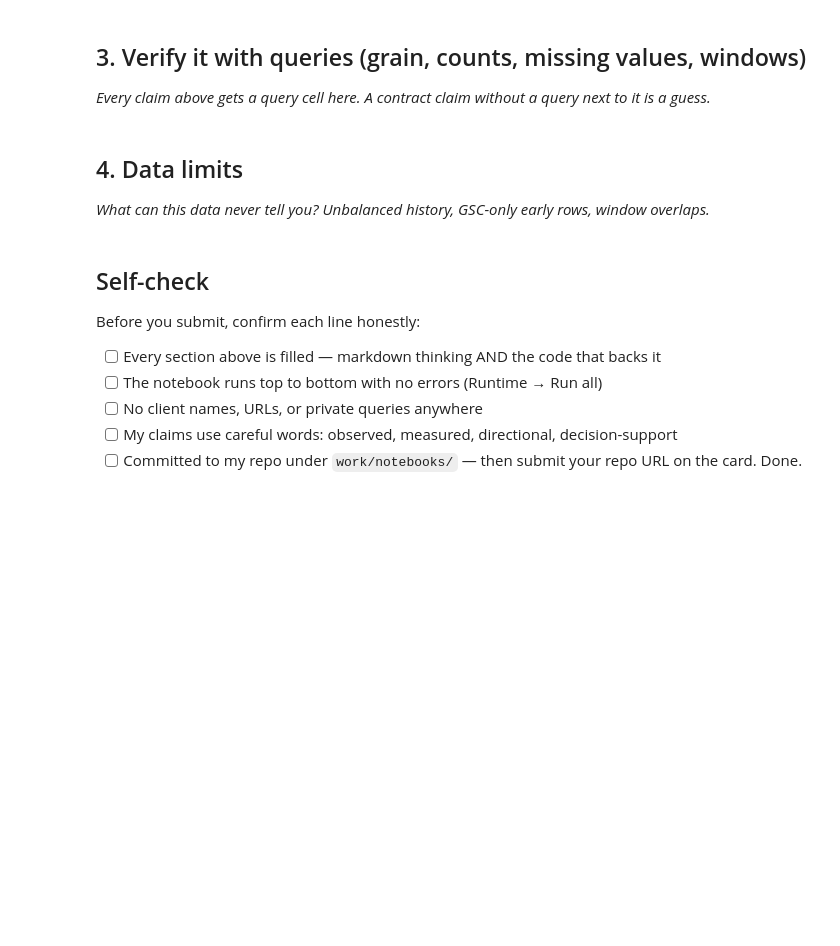
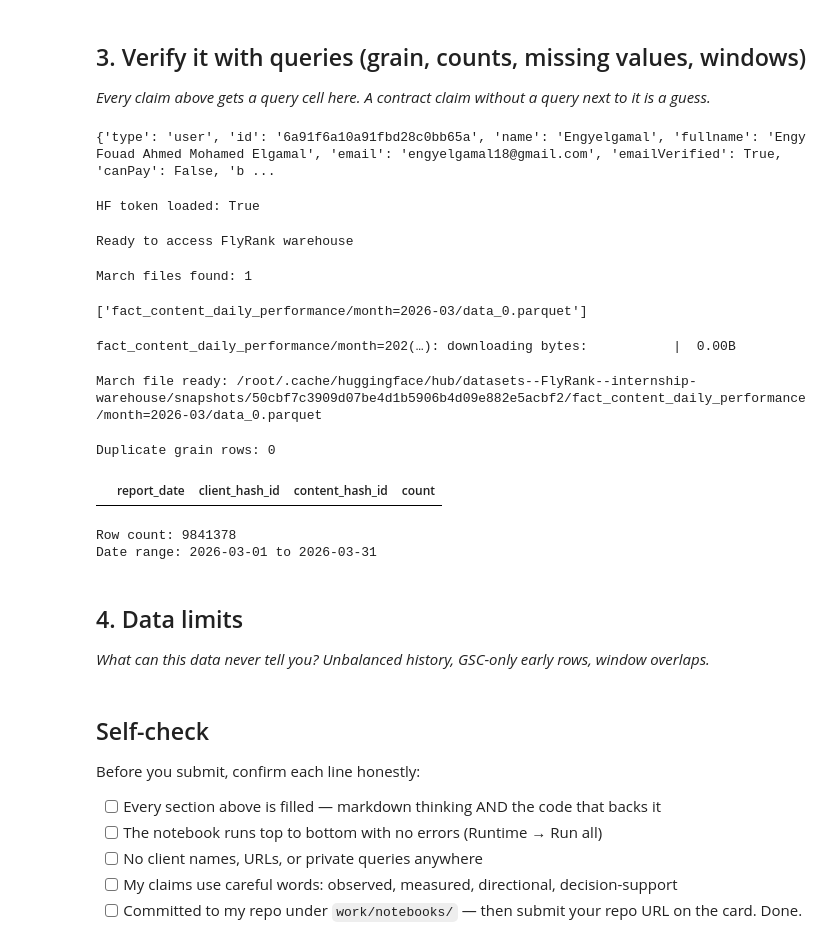
Before and after one commit to engyelgamal18/flyrank-ml-internship-engy, a Jupyter notebook: work/notebooks/w03_data_contract.ipynb, the cells around one changed output. Saved outputs shown, nothing was run; the diff lists cells and outputs as text; code cells hidden in the pictures; blank space fills up the shorter version.

```diff
--- a/work/notebooks/w03_data_contract.ipynb
+++ b/work/notebooks/w03_data_contract.ipynb
@@ -24,6 +31,80 @@ This skeleton is yours to fill. Work the sections **in order** — each one has
 ## 3. Verify it with queries (grain, counts, missing values, windows)
 
 *Every claim above gets a query cell here. A contract claim without a query next to it is a guess.*
+# %%
+from huggingface_hub import whoami
+
+print(whoami(token=hf_token))
+# %% [output]
+{'type': 'user', 'id': '6a91f6a10a91fbd28c0bb65a', 'name': 'Engyelgamal', 'fullname': 'Engy Fouad Ahmed Mohamed Elgamal', 'email': 'engyelgamal18@gmail.com', 'emailVerified': True, 'canPay': False, 'b ...
+# %%
+from google.colab import userdata
+
+hf_token = userdata.get("HF_TOKEN")
+print("HF token loaded:",hf_token is not None)
+# %% [output]
+HF token loaded: True
+# %%
+import os
+os.environ["HF_TOKEN"] = hf_token
+print("Ready to access FlyRank warehouse")
+# %% [output]
+Ready to access FlyRank warehouse
+# %%
+from huggingface_hub import list_repo_files
+files = list_repo_files(
+    "FlyRank/internship-warehouse",
+    repo_type="dataset",
+    token=hf_token
+)
+
+march_files = [
+    f for f in files
+    if "fact_content_daily_performance" in f
+    and "2026-03" in f
+]
+
+print("March files found:", len(march_files))
+march_files[:10]
+# %% [output]
+March files found: 1
+['fact_content_daily_performance/month=2026-03/data_0.parquet']
+# %%
+from huggingface_hub import hf_hub_download
+march_path = hf_hub_download(
+    repo_id="FlyRank/internship-warehouse",
+    filename=march_files[0],
+    repo_type="dataset",
+    token=hf_token
+)
+
+print("March file ready:", march_path)
+# %% [output]
+fact_content_daily_performance/month=202(…): downloading bytes:           |  0.00B
+March file ready: /root/.cache/huggingface/hub/datasets--FlyRank--internship-warehouse/snapshots/50cbf7c3909d07be4d1b5906b4d09e882e5acbf2/fact_content_daily_performance/month=2026-03/data_0.parquet
+# %%
+import pandas as pd
+
+march_df = pd.read_parquet(march_path)
+
+grain_check = (
+    march_df.groupby(["report_date", "client_hash_id", "content_hash_id"])
+    .size()
+    .reset_index(name="count")
+    .query("count > 1")
+)
+
+print("Duplicate grain rows:", len(grain_check))
+grain_check.head()
+# %% [output]
+Duplicate grain rows: 0
+|  | report_date | client_hash_id | content_hash_id | count |
+# %%
+print("Row count:", len(march_df))
+print("Date range:", march_df["report_date"].min(), "to", march_df["report_date"].max())
+# %% [output]
+Row count: 9841378
+Date range: 2026-03-01 to 2026-03-31
 # %%
 # This cell is for CODE (numbers, a query, a check).
 # Write your text answer in the cell ABOVE this one — typing sentences here breaks Run All.
```
Also changed, not shown: parts of 2 cells of this notebook.
